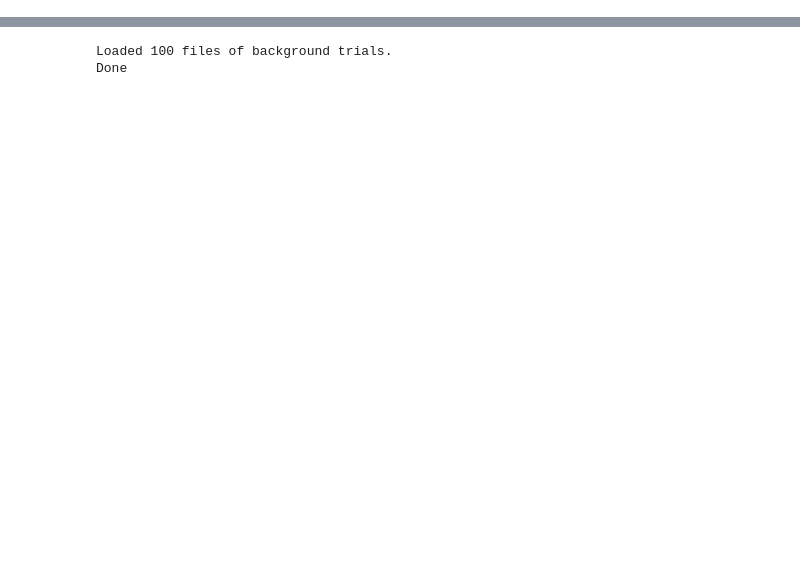
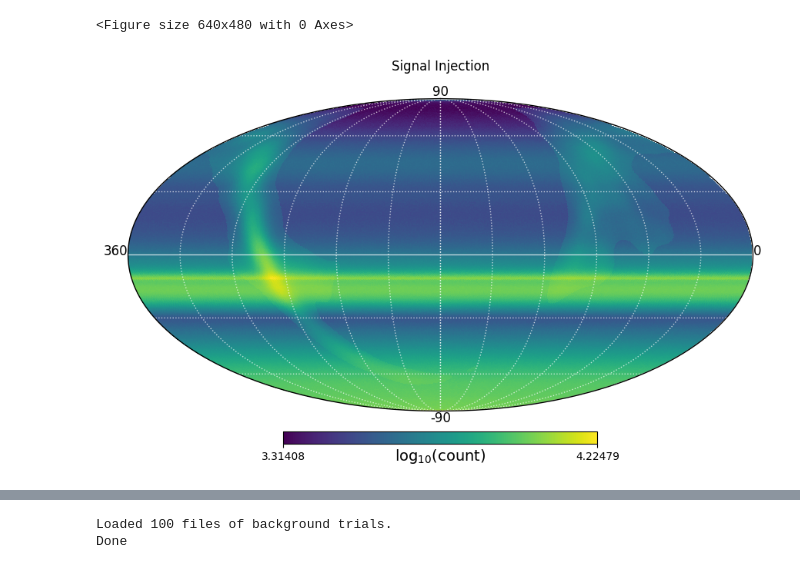
Before and after one commit to MACampana/BinnedTracks, a Jupyter notebook: NEW_BinnedAnalysis.ipynb, the cells around one changed output, grey strips where cells are left out. Saved outputs shown, nothing was run; the diff lists cells and outputs as text; code cells hidden in the pictures; blank space fills up the shorter version.

```diff
--- a/NEW_BinnedAnalysis.ipynb
+++ b/NEW_BinnedAnalysis.ipynb
@@ -845,15 +881,20 @@ plt.show()
 # %%
 plt.figure(facecolor='w')
 
-x = bin_chilln.template_pdf
+x = bin_chilln.counts
 
-#dec_mask = (bin_chilln.bin_decs<=np.radians(bin_chilln.max_dec_deg)) & (bin_chilln.bin_decs>=np.radians(bin_chilln.min_dec_deg))
-#mask = (x < .1)
-#x[~dec_mask] = hp.UNSEEN
-
-hp.mollview(np.log10(x), unit='log10 (counts)', rot=(180,0,0), title='Signal Injection')#, cmap='nipy_spectral')#, min=-3, max=1)
+coord='C'
+hp.mollview(np.log10(x), unit=r'$\log_{10}($count$)$', rot=(180,0,0))#, cmap='nipy_spectral')#, min=-3, max=1)
+hp.projtext(0,0,'90', size='large', ha='center', va='bottom', coord=coord)#, rot=rot)
+hp.projtext(np.pi/2,2.0*np.pi - .001,'360', size='large', ha='right', coord=coord)#, rot=rot)
+hp.projtext(np.pi/2,0,'0', size='large', ha='left', coord=coord)#, rot=rot)
+hp.projtext(np.pi,0,'-90', size='large', ha='center', va='top', coord=coord)#, rot=rot)
 hp.graticule(30, color='w', alpha=0.7)
+plt.title('Signal Injection', pad=25)
 plt.show()
+# %% [output]
+<Figure size 640x480 with 0 Axes>
+[figure, added]
 # %%
 x = np.sin(np.unique(bin_chilln.bin_decs))
 plt.plot(x, bin_chilln.get_acc_from_spline(x, acc='bg'))
```
Also changed, not shown: parts of 14 cells of this notebook, 1 other file.
